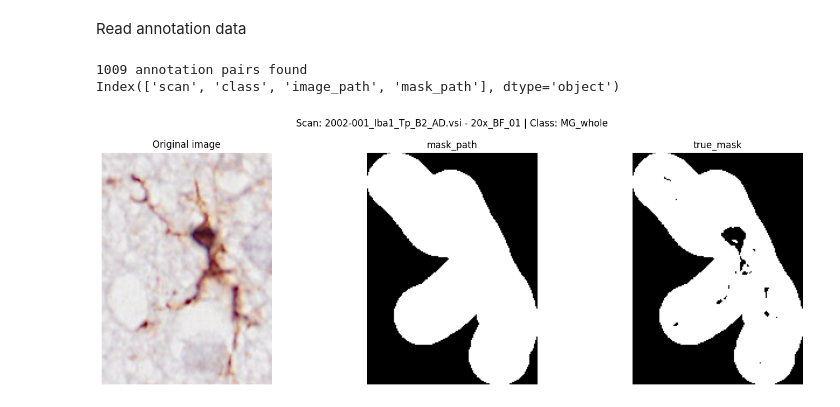
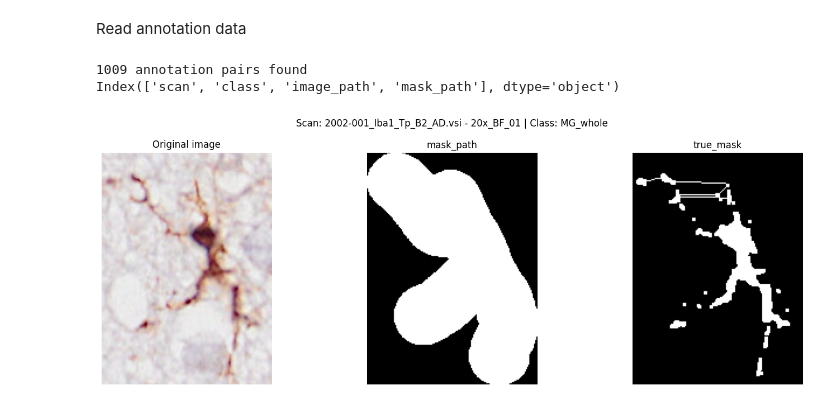
Before and after one commit to cwissyboi/AutomaticMicrogliaMorphologyAnalysis, a Jupyter notebook: custom_segmentation_experimentation.ipynb, the cells around one changed output. Cells and saved outputs as stored; diff of their text form; code cells hidden in the pictures.

Commit message:
connect components based on going through light regions (bad)

```diff
--- a/custom_segmentation_experimentation.ipynb
+++ b/custom_segmentation_experimentation.ipynb
@@ -160,12 +258,42 @@ ModuleNotFoundError: No module named 'cv2'
+# %%
+def compute_mask_otsu_inside_annotation(
+    image_path,
+    mask_path,
+    connect_components=True,
+):
+    image = np.array(Image.open(image_path).convert("RGB"))
+    gray = cv2.cvtColor(image, cv2.COLOR_RGB2GRAY)
+
+    orig_mask = np.array(Image.open(mask_path)) > 0
+
+    roi = gray.copy()
+    roi[~orig_mask] = 255
+
+    _, thresh = cv2.threshold(
+        roi, 0, 1, cv2.THRESH_BINARY_INV + cv2.THRESH_OTSU
+    )
+
+    kernel = np.ones((3, 3), np.uint8)
+    thresh = cv2.morphologyEx(thresh, cv2.MORPH_OPEN, kernel)
+
+    mask = (thresh & orig_mask).astype(np.uint8)
+
+    if connect_components:
+        mask = connect_components_geodesic(mask, gray)
+
+    return mask
 # %%
-def add_true_mask_column(df, red_threshold=0.5):
+def add_true_mask_column(df):
     df = df.copy()
 
     df["true_mask"] = df.apply(
-        lambda row: compute_red_threshold_mask(
+        # lambda row: compute_brown_red_mask_hsv_adaptive(
+        #     row.image_path,
+        #     row.mask_path
+        # ),
+        lambda row: compute_mask_otsu_inside_annotation(
             row.image_path,
-            row.mask_path,
-            red_threshold=red_threshold
+            row.mask_path
         ),
         axis=1
     )
@@ -176,19 +304,19 @@ Read annotation data
 # %%
 df = index_segmentations_df(
     r"C:\Users\chris\Desktop\University\Thesis\AnnotationsData\Segmentations"
 )
 
 # Only include the whole cell annotation for now, later we can do a custom soma segmentation
 df = df[df['class'] == 'MG_whole']
 print(len(df), "annotation pairs found")
 df.head()
 
 print(df.columns)
 
 
-df = add_true_mask_column(df, red_threshold=0.5)
+df = add_true_mask_column(df)
 show_row_visuals(df, 1, columns = ["mask_path", 'true_mask'])
 # %% [output]
 1009 annotation pairs found
 Index(['scan', 'class', 'image_path', 'mask_path'], dtype='object')
-[figure, old version]
+[figure, new version]
```
Also changed, not shown: parts of 4 cells of this notebook.
